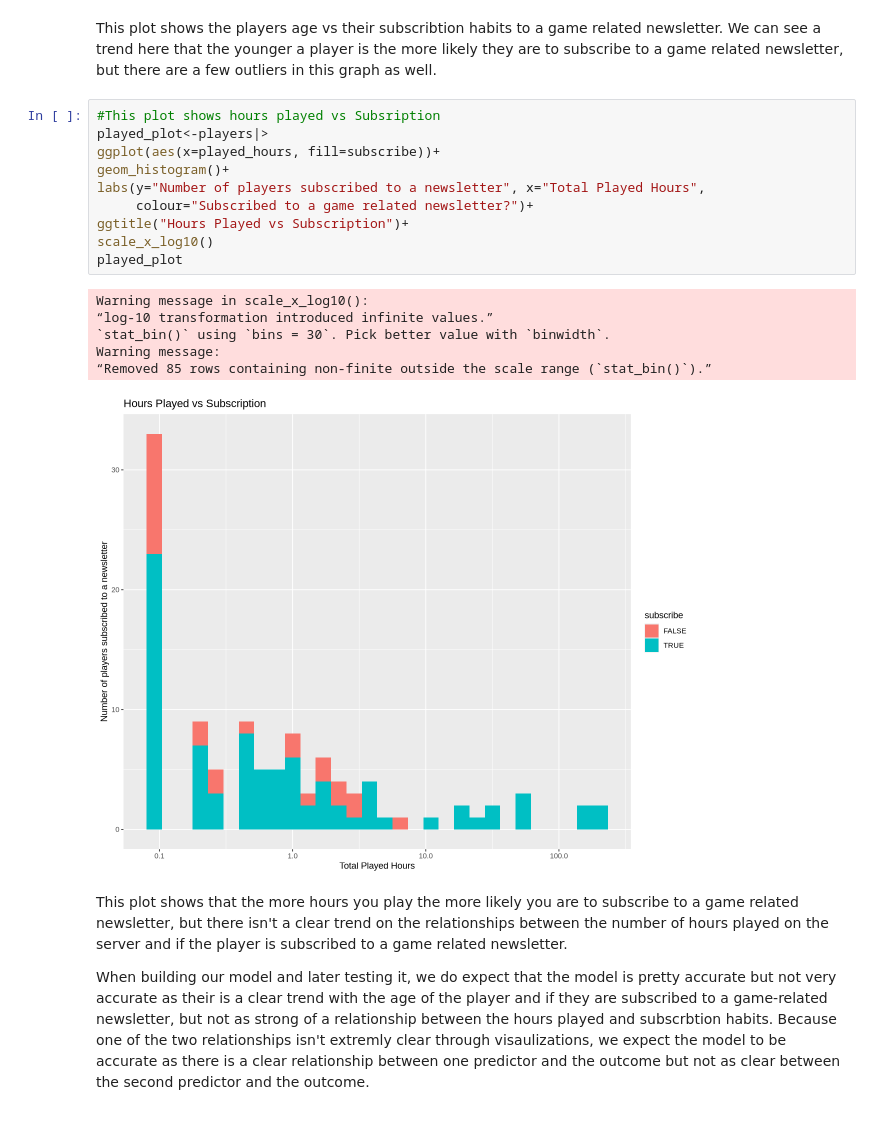
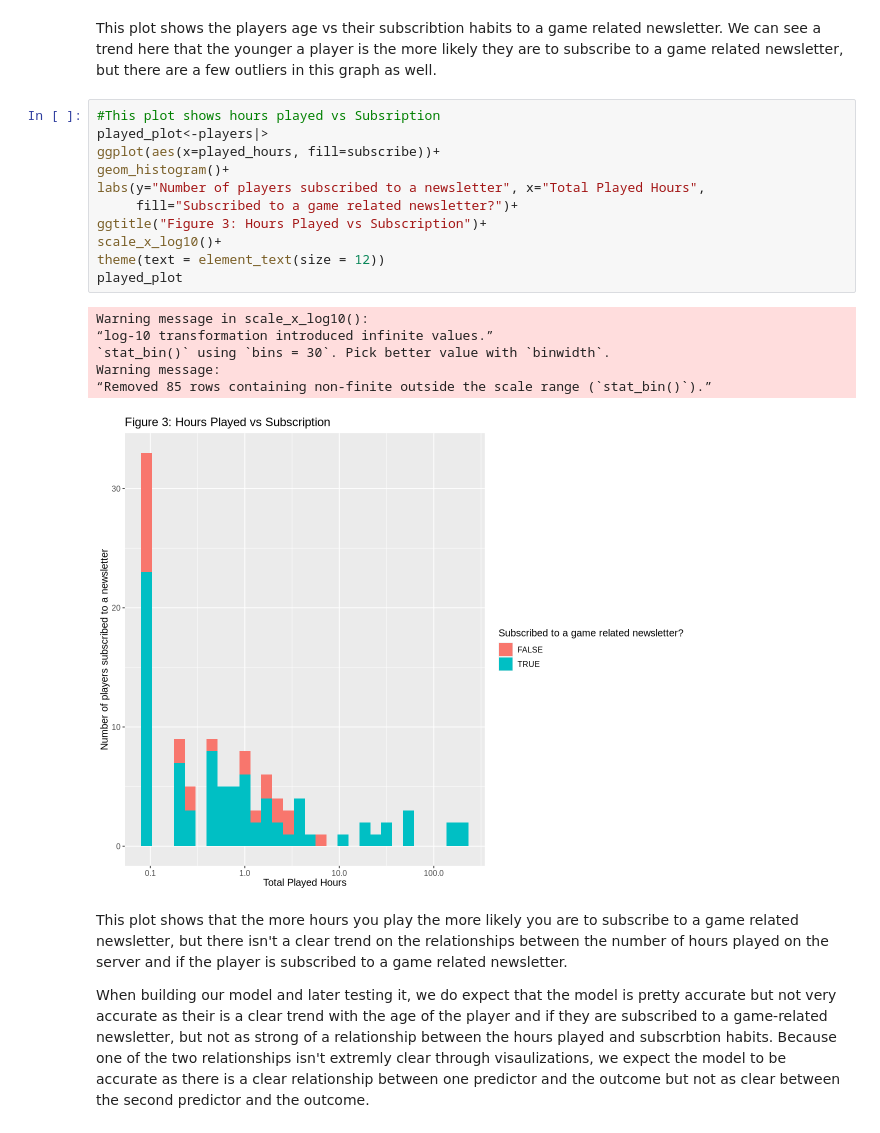
Before and after one commit to madeline1312/Dsci-100-Project, a Jupyter notebook: Final Project Report.ipynb, the cells around one changed output. Saved outputs shown, nothing was run; the diff lists cells and outputs as text.

Commit message:
Added titles and figure numbers to the graphs along with legends if colours were used

```diff
--- a/Final Project Report.ipynb
+++ b/Final Project Report.ipynb
@@ -104,20 +106,21 @@ This plot shows the players age vs their subscribtion habits to a game related n
 # %%
 #This plot shows hours played vs Subsription
 played_plot<-players|>
 ggplot(aes(x=played_hours, fill=subscribe))+
 geom_histogram()+
 labs(y="Number of players subscribed to a newsletter", x="Total Played Hours",
-     colour="Subscribed to a game related newsletter?")+
-ggtitle("Hours Played vs Subscription")+
-scale_x_log10()
+     fill="Subscribed to a game related newsletter?")+
+ggtitle("Figure 3: Hours Played vs Subscription")+
+scale_x_log10()+
+theme(text = element_text(size = 12))
 played_plot
 # %% [output]
 Warning message in scale_x_log10():
 “log-10 transformation introduced infinite values.”
 `stat_bin()` using `bins = 30`. Pick better value with `binwidth`.
 Warning message:
 “Removed 85 rows containing non-finite outside the scale range (`stat_bin()`).”
-[figure, old version]
+[figure, new version]
 # %% [markdown]
 This plot shows that the more hours you play the more likely you are to subscribe to a game related newsletter, but there isn't a clear trend on the relationships between the number of hours played on the server and if the player is subscribed to a game related newsletter.
 
```
Also changed, not shown: parts of 4 cells of this notebook.
